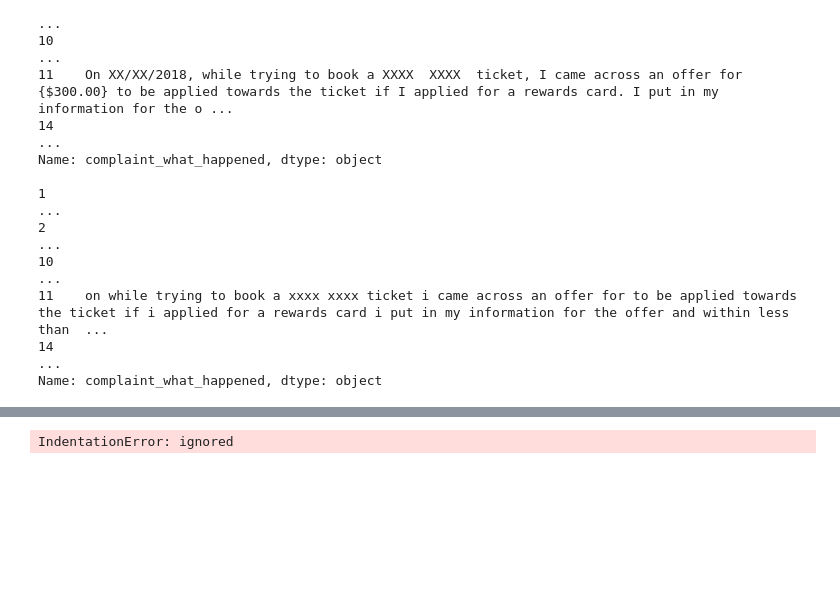
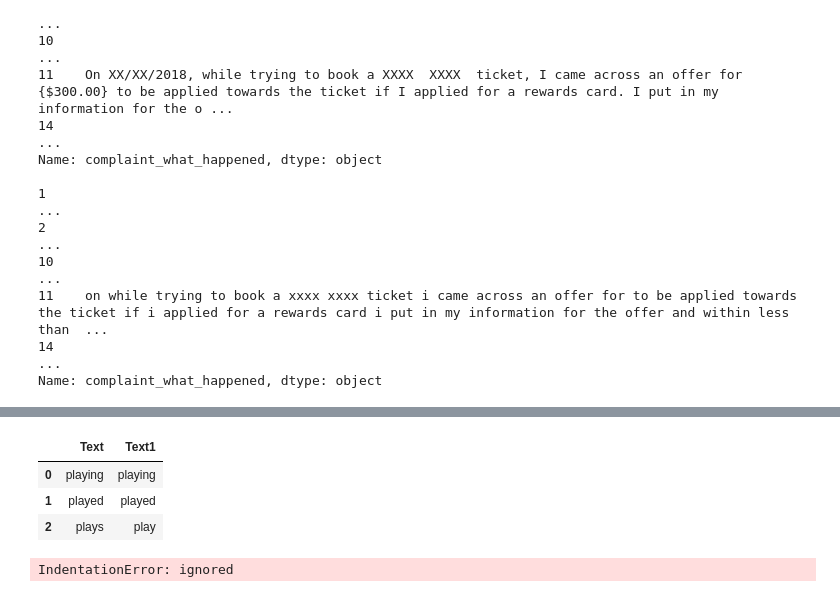
Before and after one commit to hargurjeet/NLP_Automatic_Ticket_Classification, a Jupyter notebook: Automatic_Ticket_Classification_Assignment.ipynb, the cells around one changed output, grey strips where cells are left out. Saved outputs shown, nothing was run; the diff lists cells and outputs as text; code cells hidden in the pictures; blank space fills up the shorter version.

```diff
--- a/Automatic_Ticket_Classification_Assignment.ipynb
+++ b/Automatic_Ticket_Classification_Assignment.ipynb
@@ -282,3 +303,29 @@ df.head()
+# %%
+import pandas as pd
+from nltk.stem import WordNetLemmatizer
+
+# Create a sample DataFrame
+df1 = pd.DataFrame({'Text': ['playing', 'played', 'plays']})
+
+# Create an instance of the WordNetLemmatizer
+lemmatizer = WordNetLemmatizer()
+
+# Function to perform lemmatization
+def lemmatize_text(text):
+  tokens = text.split()
+  lemmatized_words = [lemmatizer.lemmatize(word) for word in tokens]
+  return ' '.join(lemmatized_words)
+
+# Apply lemmatization to the 'Text' column
+df1['Text1'] = df1['Text'].apply(lemmatize_text)
+
+# Print the updated DataFrame
+df1
+# %% [output]
+|  | Text | Text1 |
+| 0 | playing | playing |
+| 1 | played | played |
+| 2 | plays | play |
 # %%
 df_clean
 # %%
```
Also changed, not shown: parts of 5 cells of this notebook.
